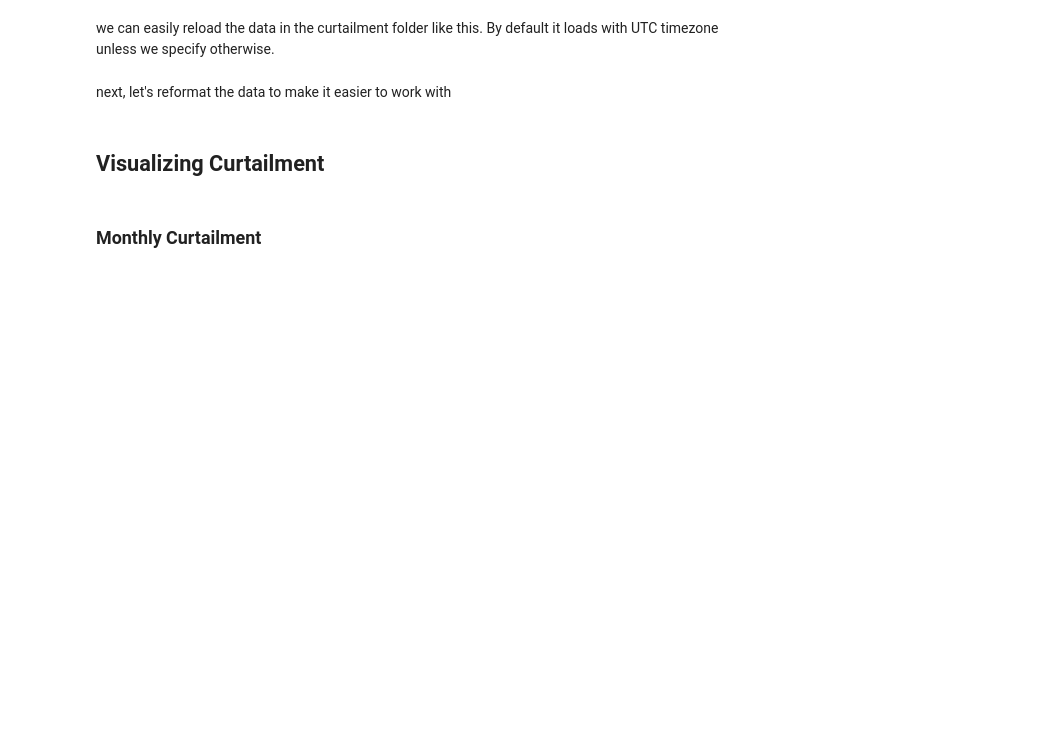
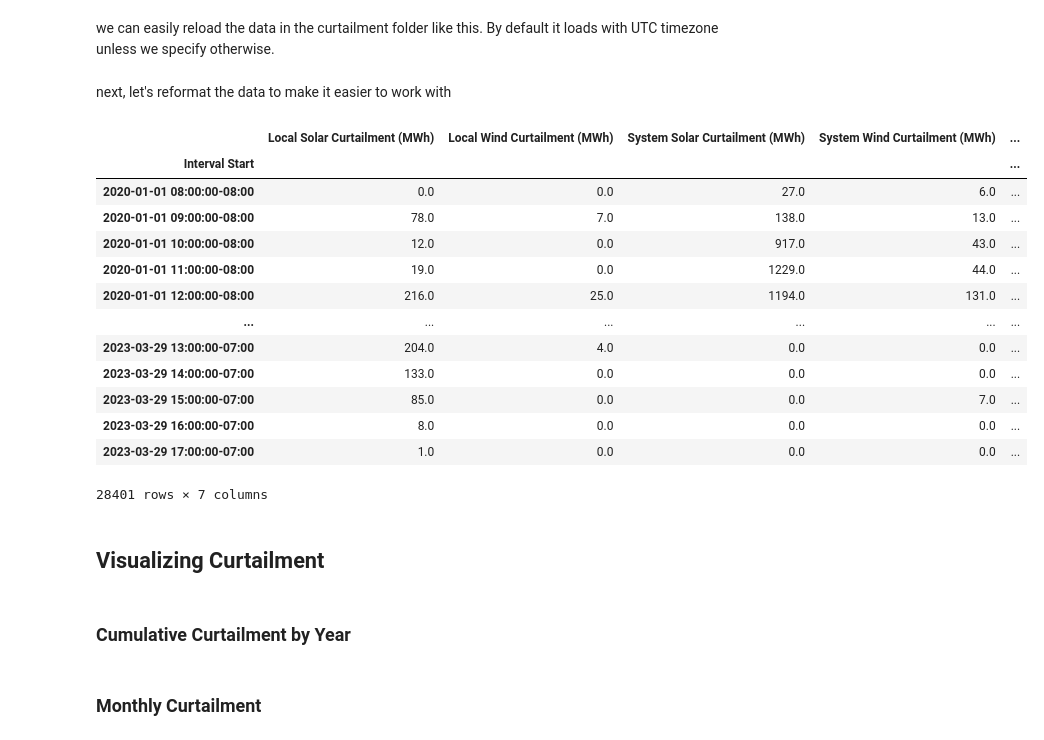
Before and after one commit to gridstatus/gridstatus, a Jupyter notebook: docs/Examples/caiso/Renewable Curtailment.ipynb, the cells around one changed output. Drawn from its saved outputs; the diff is of its cells as text; code cells hidden in the pictures; blank space fills up the shorter version.

Commit message:
Update CAISO Curtailment Example Notebook (#197)
* updates

* cleanup

```diff
--- a/docs/Examples/caiso/Renewable Curtailment.ipynb
+++ b/docs/Examples/caiso/Renewable Curtailment.ipynb
@@ -25,34 +25,57 @@ df = iso.get_curtailment(
 we can easily reload the data in the curtailment folder like this. By default it loads with UTC timezone unless we specify otherwise.
 # %%
 df = gridstatus.load_folder("curtailment", time_zone=gridstatus.CAISO.default_timezone)
-df
+
+# use interval start only
+df = df.drop(columns=["Time", "Interval End"])
 # %% [markdown]
 next, let's reformat the data to make it easier to work with
 # %%
 df["Type"] = (
     df["Curtailment Reason"].str.lower().str.capitalize()
     + " "
     + df["Fuel Type"]
     + " Curtailment (MWh)"
 )
 curtailment = df.pivot_table(
-    values="Curtailment (MWh)", index="Time", columns="Type"
+    values="Curtailment (MWh)",
+    index="Interval Start",
+    columns="Type",
+    # sum to account for 'Economic' and 'SelfSchCut' reasons
+    aggfunc="sum",
 ).fillna(0)
 
 curtailment["Total Solar Curtailment (MWh)"] = (
     curtailment["Local Solar Curtailment (MWh)"]
     + curtailment["System Solar Curtailment (MWh)"]
 )
 curtailment["Total Wind Curtailment (MWh)"] = (
     curtailment["Local Wind Curtailment (MWh)"]
     + curtailment["System Wind Curtailment (MWh)"]
 )
 curtailment["Total Curtailment (MWh)"] = (
     curtailment["Total Solar Curtailment (MWh)"]
     + curtailment["Total Wind Curtailment (MWh)"]
 )
 curtailment.columns.name = None
 curtailment = curtailment.resample("1H").sum()
 curtailment
+# %% [output]
+|  | Local Solar Curtailment (MWh) | Local Wind Curtailment (MWh) | System Solar Curtailment (MWh) | System Wind Curtailment (MWh) | ... |
+| Interval Start |  |  |  |  | ... |
+| 2020-01-01 08:00:00-08:00 | 0.0 | 0.0 | 27.0 | 6.0 | ... |
+| 2020-01-01 09:00:00-08:00 | 78.0 | 7.0 | 138.0 | 13.0 | ... |
+| 2020-01-01 10:00:00-08:00 | 12.0 | 0.0 | 917.0 | 43.0 | ... |
+| 2020-01-01 11:00:00-08:00 | 19.0 | 0.0 | 1229.0 | 44.0 | ... |
+| 2020-01-01 12:00:00-08:00 | 216.0 | 25.0 | 1194.0 | 131.0 | ... |
+| ... | ... | ... | ... | ... | ... |
+| 2023-03-29 13:00:00-07:00 | 204.0 | 4.0 | 0.0 | 0.0 | ... |
+| 2023-03-29 14:00:00-07:00 | 133.0 | 0.0 | 0.0 | 0.0 | ... |
+| 2023-03-29 15:00:00-07:00 | 85.0 | 0.0 | 0.0 | 7.0 | ... |
+| 2023-03-29 16:00:00-07:00 | 8.0 | 0.0 | 0.0 | 0.0 | ... |
+| 2023-03-29 17:00:00-07:00 | 1.0 | 0.0 | 0.0 | 0.0 | ... |
+28401 rows × 7 columns
 # %% [markdown]
 ## Visualizing Curtailment
+# %% [markdown]
+### Cumulative Curtailment by Year
```
Also changed, not shown: parts of 2 cells of this notebook, 1 other file.
